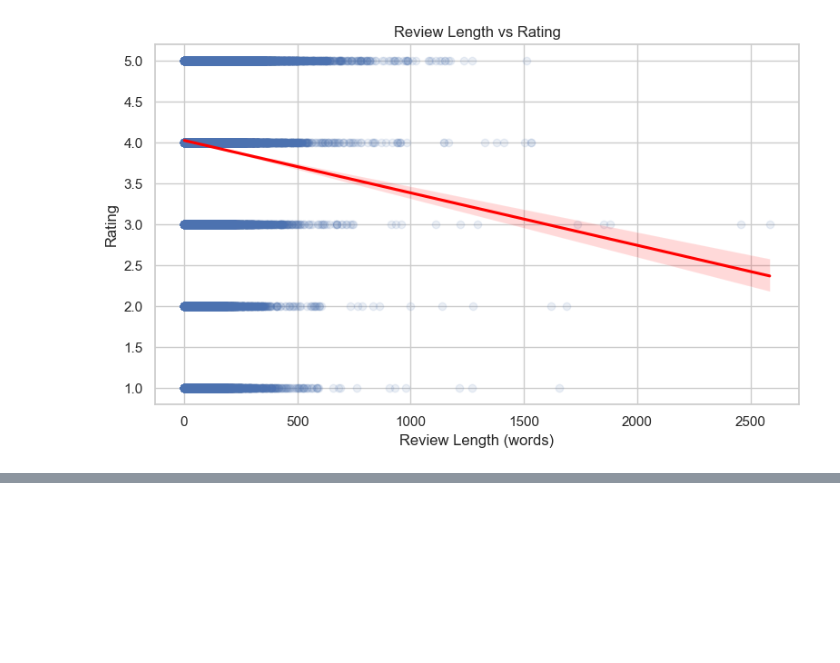
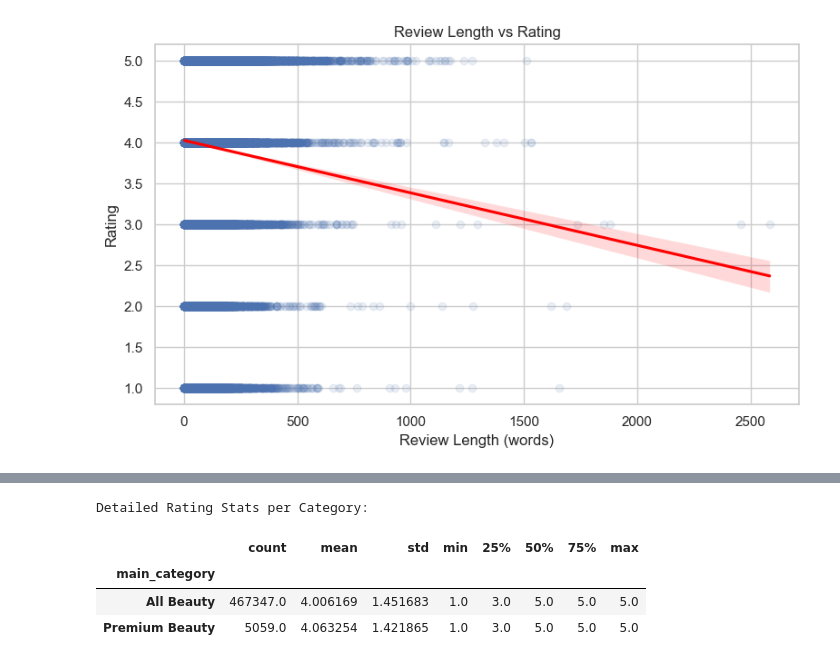
Before and after one commit to KSI-Analytics/Assignment_3, a Jupyter notebook: Exploratory_Data_Analysis.ipynb, the cells around one changed output, grey strips where cells are left out. Cells and saved outputs as stored; diff of their text form; code cells hidden in the pictures; blank space fills up the shorter version.

```diff
--- a/Exploratory_Data_Analysis.ipynb
+++ b/Exploratory_Data_Analysis.ipynb
@@ -82,0 +134,11 @@ plt.show()
+# %%
+# Grouped Summary Statistics for Ratings by Category
+category_summary = df.groupby('main_category')['rating'].describe().sort_values(by='count', ascending=False)
+print("Detailed Rating Stats per Category:")
+display(category_summary.head(10))
+# %% [output]
+Detailed Rating Stats per Category:
+|  | count | mean | std | min | 25% | 50% | 75% | max |
+| main_category |  |  |  |  |  |  |  |  |
+| All Beauty | 467347.0 | 4.006169 | 1.451683 | 1.0 | 3.0 | 5.0 | 5.0 | 5.0 |
+| Premium Beauty | 5059.0 | 4.063254 | 1.421865 | 1.0 | 3.0 | 5.0 | 5.0 | 5.0 |
```
Also changed, not shown: parts of 5 cells of this notebook.
